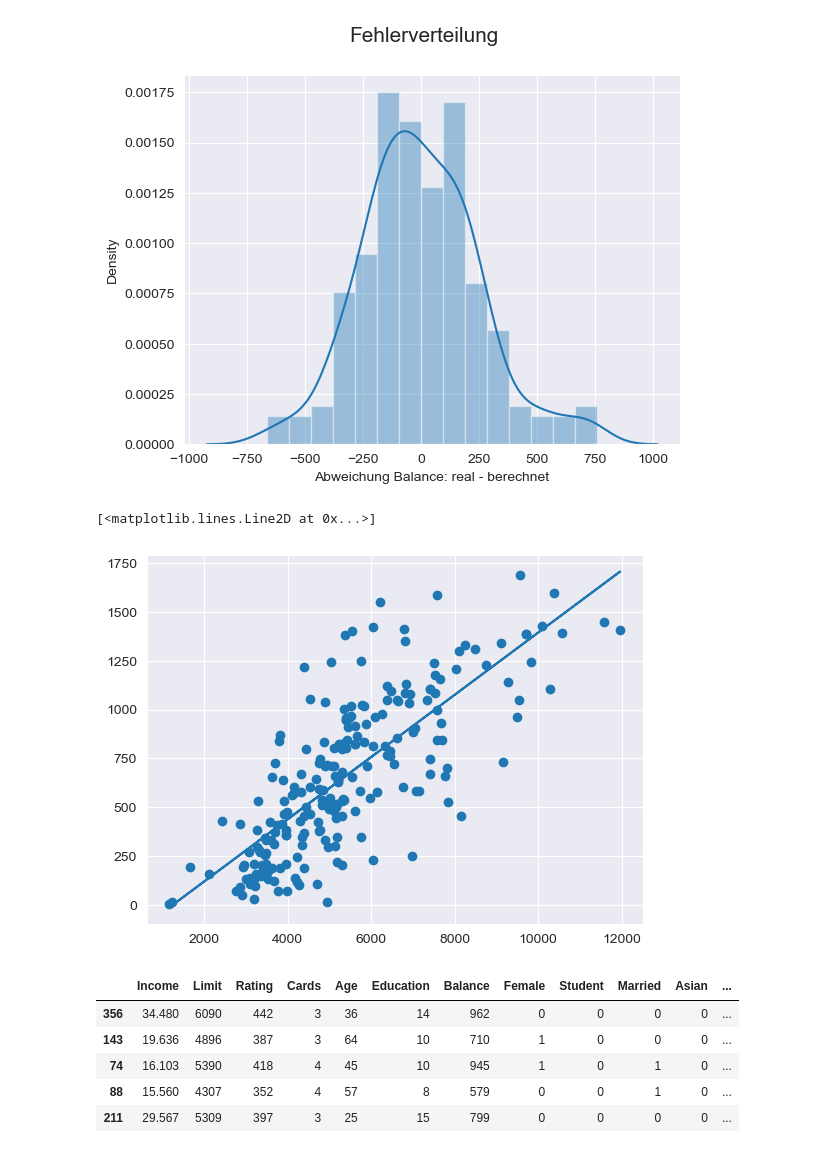
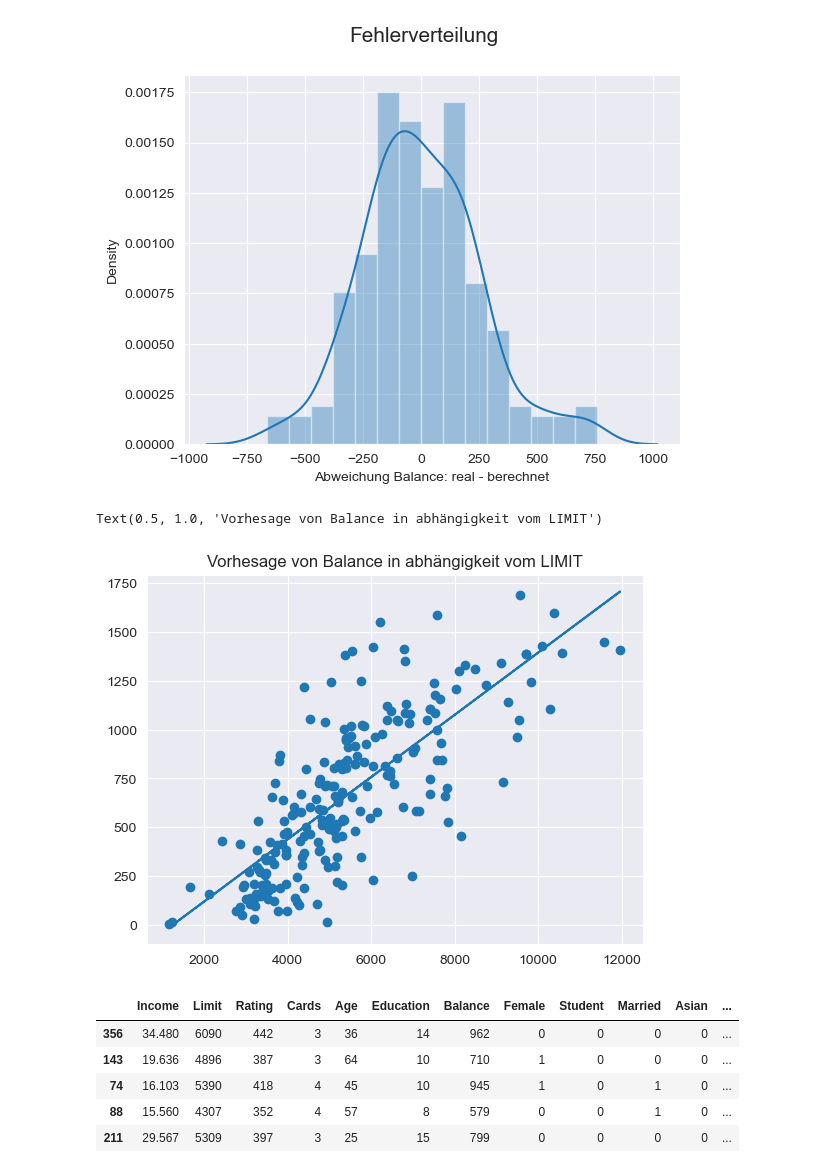
Before and after one commit to geoclaudsch/DASC-2024, a Jupyter notebook: VL_02-EDA/task/uebung2.ipynb, the cells around one changed output. Cells and saved outputs as stored; diff of their text form; code cells hidden in the pictures.

```diff
--- a/VL_02-EDA/task/uebung2.ipynb
+++ b/VL_02-EDA/task/uebung2.ipynb
@@ -193,10 +193,11 @@ https://gist.github.com/mwaskom/de44147ed2974457ad6372750bbe5751
 [figure]
 # %%
 plt.scatter(X_train, y_train)
-plt.plot(X_train,0.1593*X_train-199 )
+plt.plot(X_train,0.1593*X_train-199)
+plt.title("Vorhesage von Balance in abhängigkeit vom LIMIT")
 # %% [output]
-[<matplotlib.lines.Line2D at 0x...>]
+Text(0.5, 1.0, 'Vorhesage von Balance in abhängigkeit vom LIMIT')
-[figure, old version]
+[figure, new version]
 # %%
 df = df.rename(columns={"Yes": "Student"})
 
```
Also changed, not shown: parts of 4 cells of this notebook, 9 other files.
